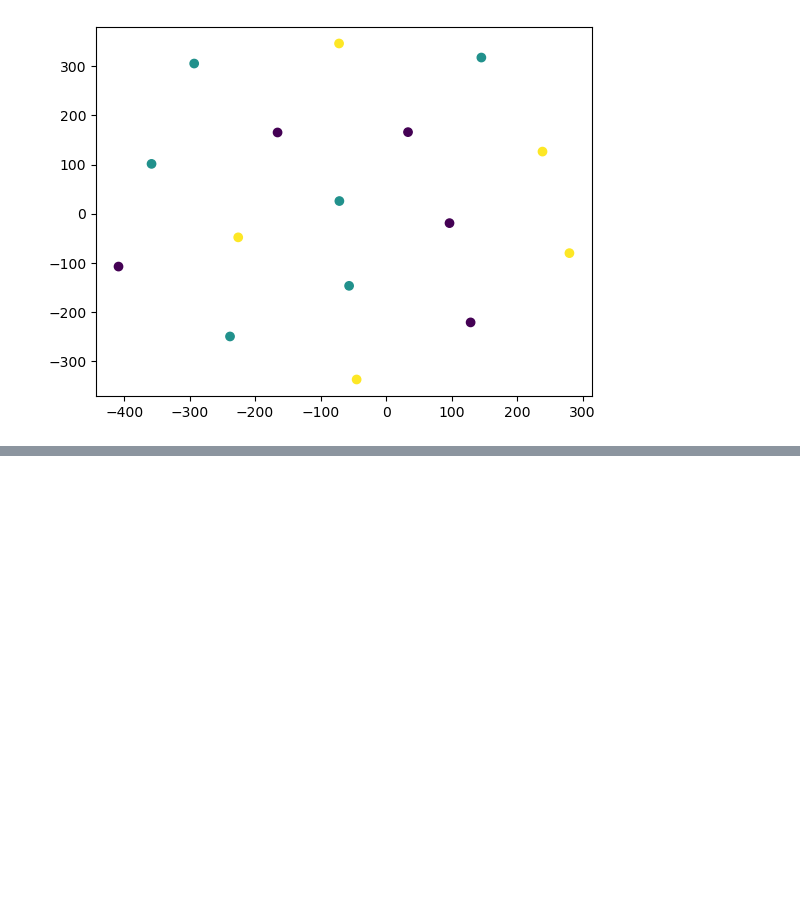
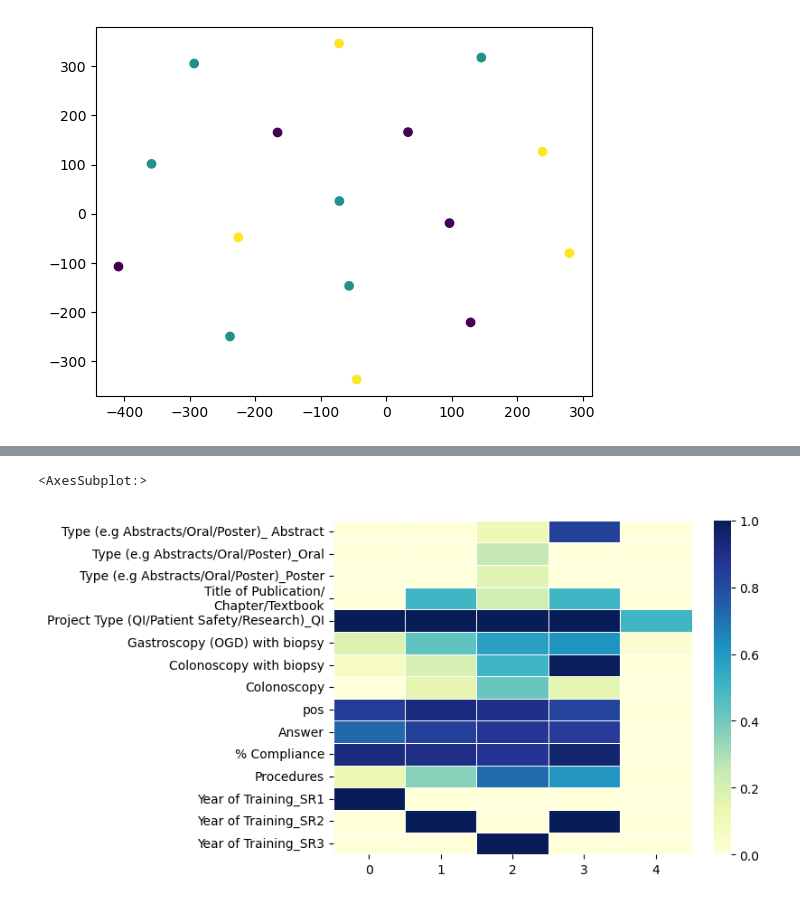
Before and after one commit to dracolim/FYP-GoodHealth, a Jupyter notebook: ML/sentiment analysis/sentiment+cluster.ipynb, the cells around one changed output, grey strips where cells are left out. Cells and saved outputs as stored; diff of their text form; code cells hidden in the pictures; blank space fills up the shorter version.

```diff
--- a/ML/sentiment analysis/sentiment+cluster.ipynb
+++ b/ML/sentiment analysis/sentiment+cluster.ipynb
@@ -1341,0 +1516,7 @@ fig.show()
+# %%
+gastro_presentations=pd.read_excel('gas_all.xlsx',sheet_name="Presentations")
+presentation_encoded = pd.get_dummies(gastro_presentations, columns=["Type (e.g Abstracts/Oral/Poster)"])
+presentation_encoded
+
+presentation_grouped = presentation_encoded[['Staff Name', 'Type (e.g Abstracts/Oral/Poster)_ Abstract', 'Type (e.g Abstracts/Oral/Poster)_Oral','Type (e.g Abstracts/Oral/Poster)_Poster']].groupby('Staff Name').sum()
+presentation_grouped
@@ -1341,0 +1532,6 @@ fig.show()
+# %%
+gastro_projects=pd.read_excel('gas_all.xlsx',sheet_name="Projects")
+project_encoded = pd.get_dummies(gastro_projects, columns=["Project Type (QI/Patient Safety/Research)"])
+
+projects_grouped = project_encoded[['Staff Name', 'Project Type (QI/Patient Safety/Research)_QI']].groupby('Staff Name').sum()
+projects_grouped
@@ -1341,0 +1643,15 @@ fig.show()
+# %%
+# merged_df = pd.merge(posting_grouped, presentation_grouped, on='Staff Name', how='outer')
+# merged_df = pd.merge(posting_grouped, presentation_grouped, on='Staff Name', how='outer')
+
+merged_df= pd.merge(presentation_grouped, publications_grouped, on='Staff Name', how='outer')
+
+
+merged_df= pd.merge(merged_df, projects_grouped, on='Staff Name', how='outer')
+merged_df= pd.merge(merged_df, specific_procedures, on='Staff Name', how='outer')
+
+merged_df= pd.merge(merged_df, cluster_personal_df, on='Staff Name', how='outer')
+
+merged_df=merged_df.set_index('Staff Name')
+merged_df=merged_df.fillna(0)
+merged_df.columns
@@ -1341,0 +1668,16 @@ fig.show()
+# %%
+# CLUSTERING
+from sklearn.preprocessing import StandardScaler,MinMaxScaler
+scaler = MinMaxScaler()
+merged_df2=scaler.fit_transform(merged_df)
+from sklearn.cluster import KMeans
+model_5 = KMeans(n_clusters = 5, random_state=0)
+model_5.fit(merged_df2)
+model_5.cluster_centers_
+clust_means = pd.DataFrame(model_5.cluster_centers_, columns=merged_df.columns)
+clust_means.T
+import seaborn as sns
+sns.heatmap(clust_means.T,  linewidths=.5, cmap="YlGnBu")
+# %% [output]
+<AxesSubplot:>
+[figure, added]
```
Also changed, not shown: parts of 29 cells of this notebook.
